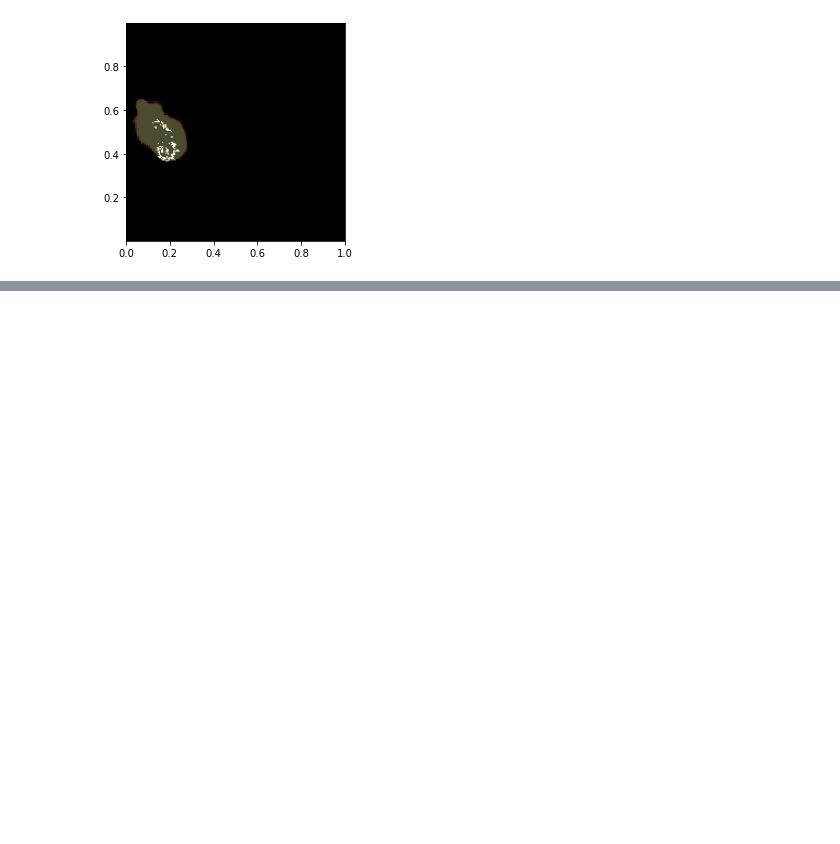
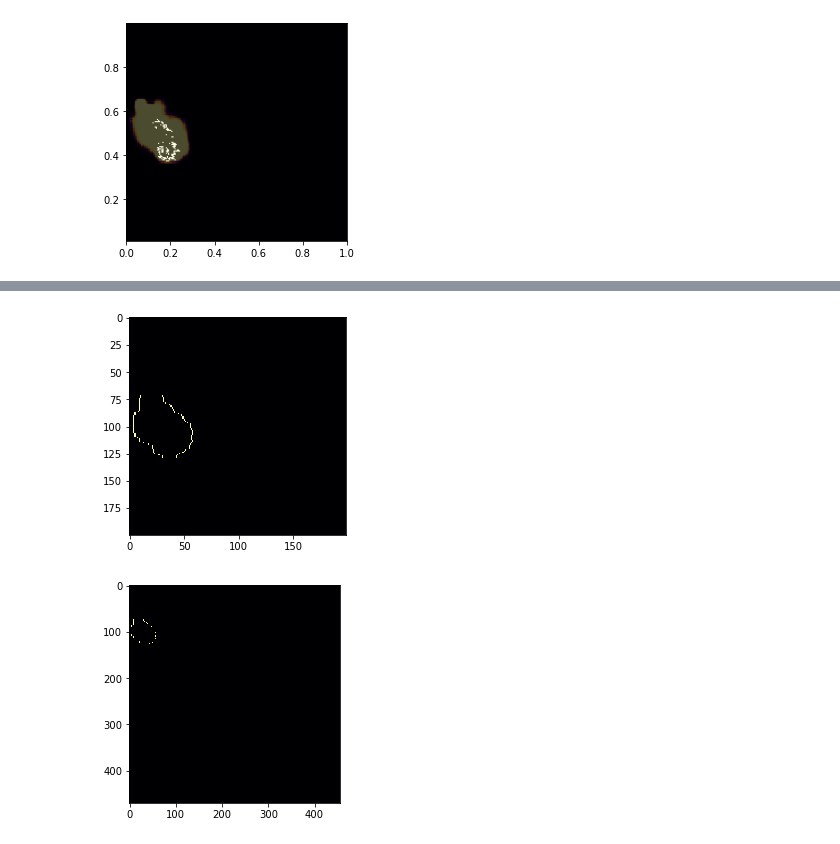
Before and after one commit to lchutny/wildfireplus, a Jupyter notebook: CNN_data_viz.ipynb, the cells around one changed output, grey strips where cells are left out. Saved outputs shown, nothing was run; the diff lists cells and outputs as text; code cells hidden in the pictures; blank space fills up the shorter version.

```diff
--- a/CNN_data_viz.ipynb
+++ b/CNN_data_viz.ipynb
@@ -1112,0 +1164,19 @@ plt.show()
+# %%
+# get outline of fire
+
+# zoomed
+n = np.rint(m)
+n = np.diff(n)
+n = np.abs(n)
+plt.imshow(n, cmap='inferno', interpolation='nearest')
+plt.show()
+
+# not zoomed
+o = np.rint(l)
+o = np.diff(o)
+o = np.abs(o)
+plt.imshow(o, cmap='inferno', interpolation='nearest')
+plt.show()
+# %% [output]
+[figure, added]
+[figure, added]
```
Also changed, not shown: parts of 19 cells of this notebook.
